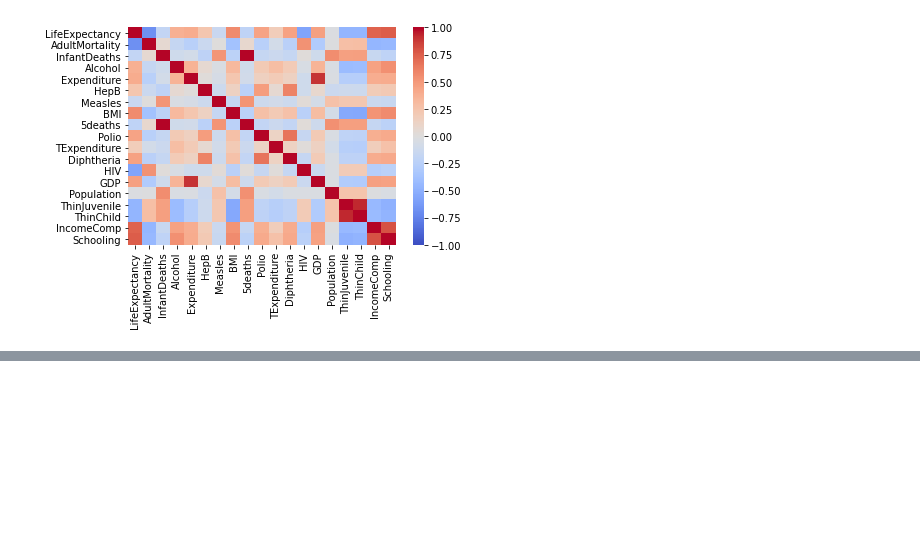
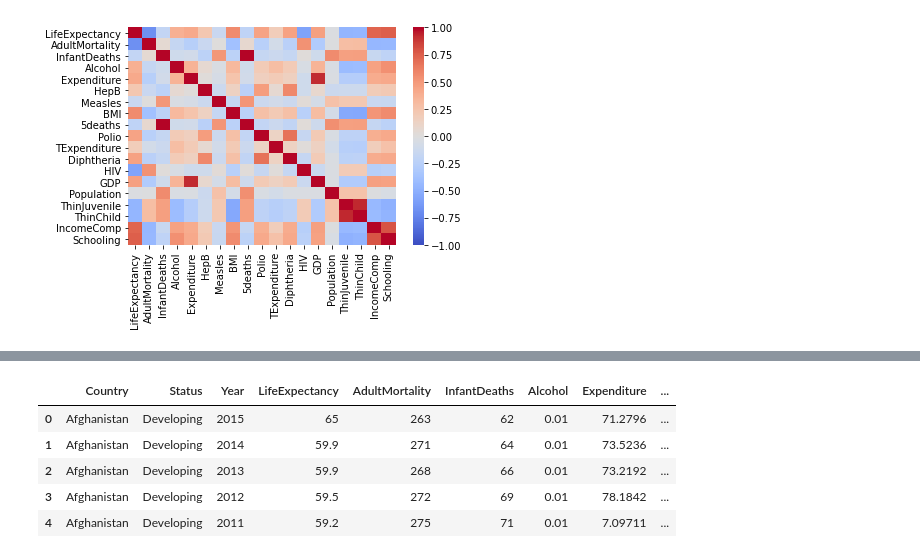
Before and after one commit to crsimmons1/lifeexpectancy, a Jupyter notebook: DataProcessesing.ipynb, the cells around one changed output, grey strips where cells are left out. Drawn from its saved outputs; the diff is of its cells as text; code cells hidden in the pictures; blank space fills up the shorter version.

```diff
--- a/DataProcessesing.ipynb
+++ b/DataProcessesing.ipynb
@@ -211,0 +238,32 @@ iimputer = IterativeImputer(max_iter=15, random_state=0)
+# %%
+# Categorical Columns
+categorical = data.select_dtypes(include=['object']).columns
+
+# Numeric Columns to train
+numeric = data.select_dtypes(include=['int64', 'float64']).columns
+# %%
+from sklearn.compose import ColumnTransformer
+
+full_transformer = ColumnTransformer(
+    transformers = [
+        ('categorical', categorical_pipe, categorical),
+        ('numeric', numeric_pipe, numeric)
+    ]
+)
+# %%
+data_processed = full_transformer.fit_transform(data)
+# %%
+cols = ['Country', 'Status', 'Year','LifeExpectancy', 'AdultMortality',
+       'InfantDeaths', 'Alcohol', 'Expenditure', 'HepB', 'Measles', 'BMI',
+       '5deaths', 'Polio', 'TExpenditure', 'Diphtheria', 'HIV', 'GDP',
+       'Population', 'ThinJuvenile', 'ThinChild', 'IncomeComp', 'Schooling']
+# %%
+data_processed = pd.DataFrame(data_processed, columns=cols)
+data_processed.head(5)
+# %% [output]
+|  | Country | Status | Year | LifeExpectancy | AdultMortality | InfantDeaths | Alcohol | Expenditure | ... |
+| 0 | Afghanistan | Developing | 2015 | 65 | 263 | 62 | 0.01 | 71.2796 | ... |
+| 1 | Afghanistan | Developing | 2014 | 59.9 | 271 | 64 | 0.01 | 73.5236 | ... |
+| 2 | Afghanistan | Developing | 2013 | 59.9 | 268 | 66 | 0.01 | 73.2192 | ... |
+| 3 | Afghanistan | Developing | 2012 | 59.5 | 272 | 69 | 0.01 | 78.1842 | ... |
+| 4 | Afghanistan | Developing | 2011 | 59.2 | 275 | 71 | 0.01 | 7.09711 | ... |
```
Also changed, not shown: parts of 43 cells of this notebook.
